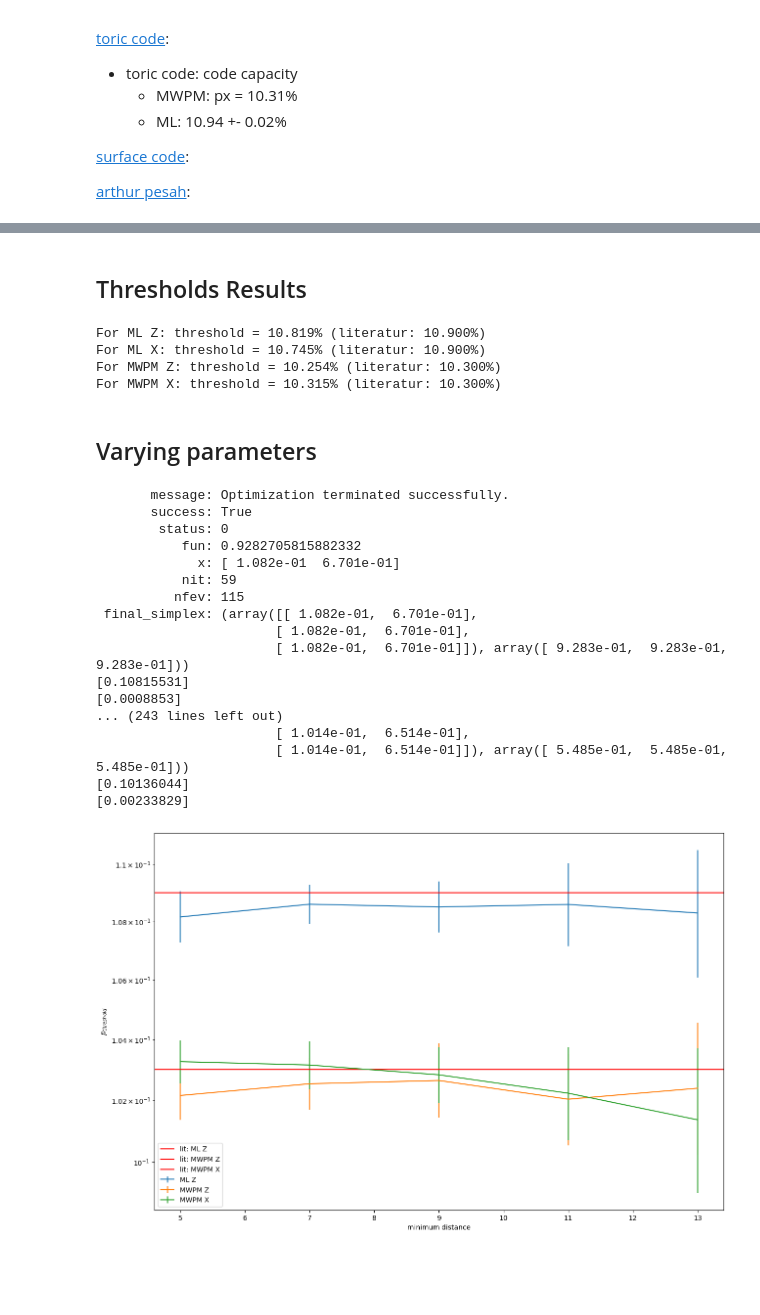
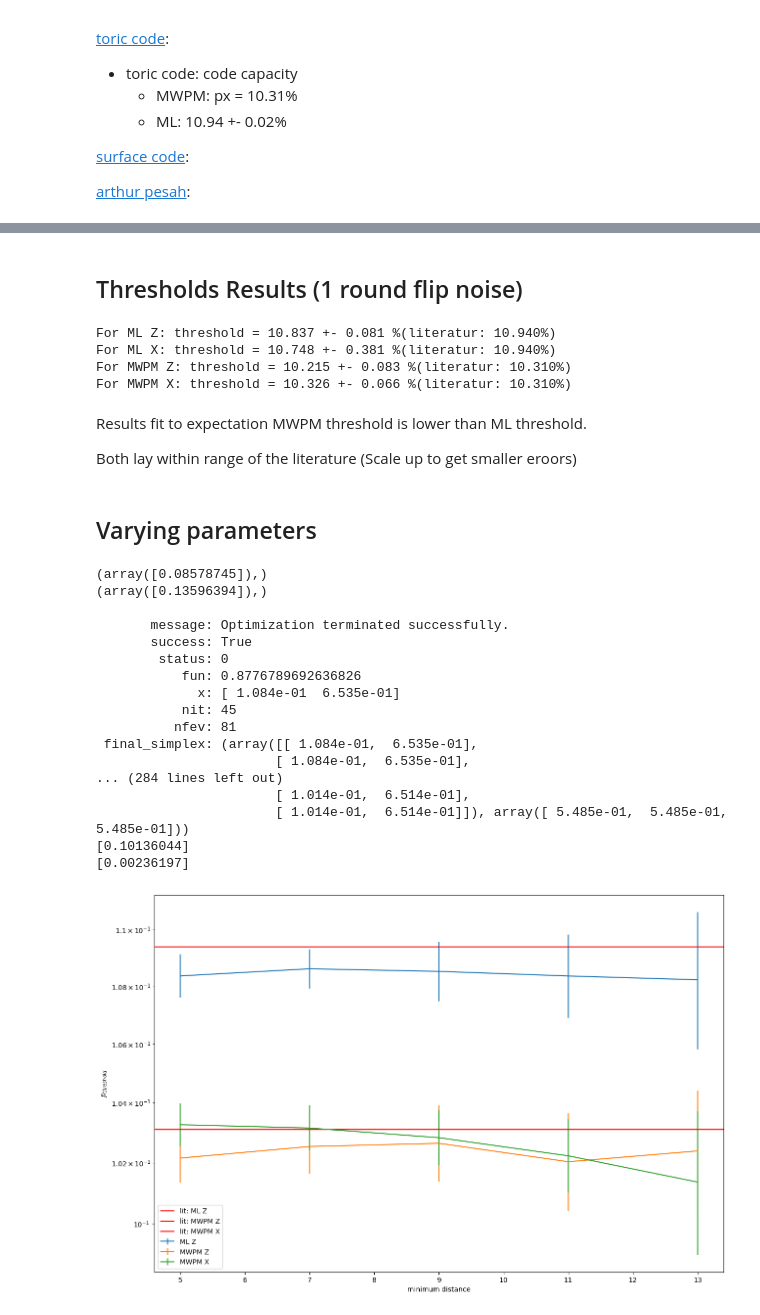
Before and after one commit to leonardlux/MasterArbeit, a Jupyter notebook: code/result_basic_noise.ipynb, the cells around one changed output, grey strips where cells are left out. Saved outputs shown, nothing was run; the diff lists cells and outputs as text; code cells hidden in the pictures; blank space fills up the shorter version.

Commit message:
cleaned up result files, min/max p as list depended on rounds

```diff
--- a/code/result_basic_noise.ipynb
+++ b/code/result_basic_noise.ipynb
@@ -377,18 +399,13 @@ results_MWPM_Z= result
 # %%
-folder_name = folder_name_MWPM_X
-p_window = 10**(0.1)
-min_distance = 7
-
-g_pth = 0.103
-g_nu = 1.5
+folder_name = r_folder_name_MWPM_X
+g_pth = g_pth_mwpm
 
 result = analysis_pipeline(
     folder_name = folder_name,
     guess_pth = [g_pth],
     guess_nu = [g_nu],
     min_distance= min_distance,
-    min_noise_rate = g_pth / p_window,
-    max_noise_rate = g_pth * p_window,
+    p_window =  p_window,
     )
 
 print(result["p_th"])
@@ -417,40 +437,37 @@ results_MWPM_X = result
 # %% [markdown]
-## Thresholds Results
+## Thresholds Results (1 round flip noise)
 # %%
 # collection of all threshold:
 results = [results_ML_Z, results_ML_X, results_MWPM_Z, results_MWPM_X]
 names = ["ML Z", "ML X", "MWPM Z", "MWPM X"]
-literature = [0.109, 0.109, 0.103, 0.103]
+literature = [lit_p_th_ml] * 2 + [lit_p_th_mwpm] * 2
 
 for i in range(len(names)):
-    print(f"For {names[i]}: threshold = {results[i]["p_th"][0]*10**2:.3f}% (literatur: {literature[i]*10**2:.3f}%)")
+    print(f"For {names[i]}: threshold = {results[i]["p_th"][0]*10**2:.3f} +- {results[i]["err_p_th"][0]*10**2:.3f} %(literatur: {literature[i]*10**2:.3f}%)")
 # %% [output]
-For ML Z: threshold = 10.819% (literatur: 10.900%)
-For ML X: threshold = 10.745% (literatur: 10.900%)
-For MWPM Z: threshold = 10.254% (literatur: 10.300%)
-For MWPM X: threshold = 10.315% (literatur: 10.300%)
+For ML Z: threshold = 10.837 +- 0.081 %(literatur: 10.940%)
+For ML X: threshold = 10.748 +- 0.381 %(literatur: 10.940%)
+For MWPM Z: threshold = 10.215 +- 0.083 %(literatur: 10.310%)
+For MWPM X: threshold = 10.326 +- 0.066 %(literatur: 10.310%)
+# %% [markdown]
+Results fit to expectation MWPM threshold is lower than ML threshold.
+
+Both lay within range of the literature (Scale up to get smaller eroors)
 # %% [markdown]
 ## Varying parameters
 # %%
-# Data sources
-folder_name_ML_Z = "basic_md_1r_steane_Z_ML_lots"
-folder_name_ML_X = "basic_md_1r_steane_X_ML"
-folder_name_MWPM_Z = "basic_md_1r_steane_Z_MWPM"
-folder_name_MWPM_X = "basic_md_1r_steane_X_MWPM"
+
 
 # as collections
-folder_names = [folder_name_ML_Z, folder_name_ML_X, folder_name_MWPM_Z, folder_name_MWPM_X]
+folder_names = [r_folder_name_ML_Z, r_folder_name_ML_X, r_folder_name_MWPM_Z, r_folder_name_MWPM_X]
 names = ["ML Z", "ML X", "MWPM Z", "MWPM X"]
 
-g_pth_ml = 0.109
-g_pth_mwpm = 0.103
-g_pths = [g_pth_ml, g_pth_ml, g_pth_mwpm, g_pth_mwpm]
+g_pths = [g_pth_ml] *2  + [g_pth_mwpm]*2
 
-g_nu = 1.5
 g_nus = [g_nu] * 4
 # %%
+# Varying distance
 min_distances = [5,7,9,11,13]
-p_window = 10**(0.1)
 
 p_th_varied = np.zeros((len(min_distances), len(folder_names)))
 err_p_th_varied = np.zeros((len(min_distances), len(folder_names)))
@@ -462,46 +479,44 @@ for j in range(len(min_distances)):
             folder_name = folder_names[i],
             guess_pth = [g_pths[i]],
             guess_nu = [g_nus[i]],
-            min_distance= min_distances[j],
-            min_noise_rate = g_pths[i] / p_window,
-            max_noise_rate = g_pths[i] * p_window,
-            plots=False
+            min_distance= [min_distances[j]],
+            p_window= p_window,
+            plots=False,
             )
 
         p_th_varied[j,i] =  result["p_th"][0]
         err_p_th_varied[j,i] =  result["err_p_th"][0]
         nu_fit_varied[j,i] = result["nu_fit"][0]
 # %% [output]
+(array([0.08578745]),)
+(array([0.13596394]),)
+
        message: Optimization terminated successfully.
        success: True
         status: 0
-           fun: 0.9282705815882332
-             x: [ 1.082e-01  6.701e-01]
-           nit: 59
-          nfev: 115
- final_simplex: (array([[ 1.082e-01,  6.701e-01],
-                       [ 1.082e-01,  6.701e-01],
-                       [ 1.082e-01,  6.701e-01]]), array([ 9.283e-01,  9.283e-01,  9.283e-01]))
-[0.10815531]
-[0.0008853]
-... (243 lines left out)
+           fun: 0.8776789692636826
+             x: [ 1.084e-01  6.535e-01]
+           nit: 45
+          nfev: 81
+ final_simplex: (array([[ 1.084e-01,  6.535e-01],
+                       [ 1.084e-01,  6.535e-01],
+... (284 lines left out)
                        [ 1.014e-01,  6.514e-01],
                        [ 1.014e-01,  6.514e-01]]), array([ 5.485e-01,  5.485e-01,  5.485e-01]))
 [0.10136044]
-[0.00233829]
+[0.00236197]
 # %%
-literature = [0.109, 0.109, 0.103, 0.103]
 plt.figure(figsize=(15,10))
 plt.xlabel("minimum distance")
 for i in range(len(folder_names)):
     if i == 1:
         pass
         continue
     plt.errorbar(min_distances,p_th_varied[:,i], yerr=err_p_th_varied[:,i],label=names[i])
     plt.axhline(literature[i], label="lit: "+ names[i], color= "red" )
 plt.ylabel("$p_{threshold}$")
 plt.yscale("log")
 plt.legend()
 plt.show()
 # %% [output]
-[figure, old version]
+[figure, new version]
```
Also changed, not shown: parts of 19 cells of this notebook, 10 other files.
